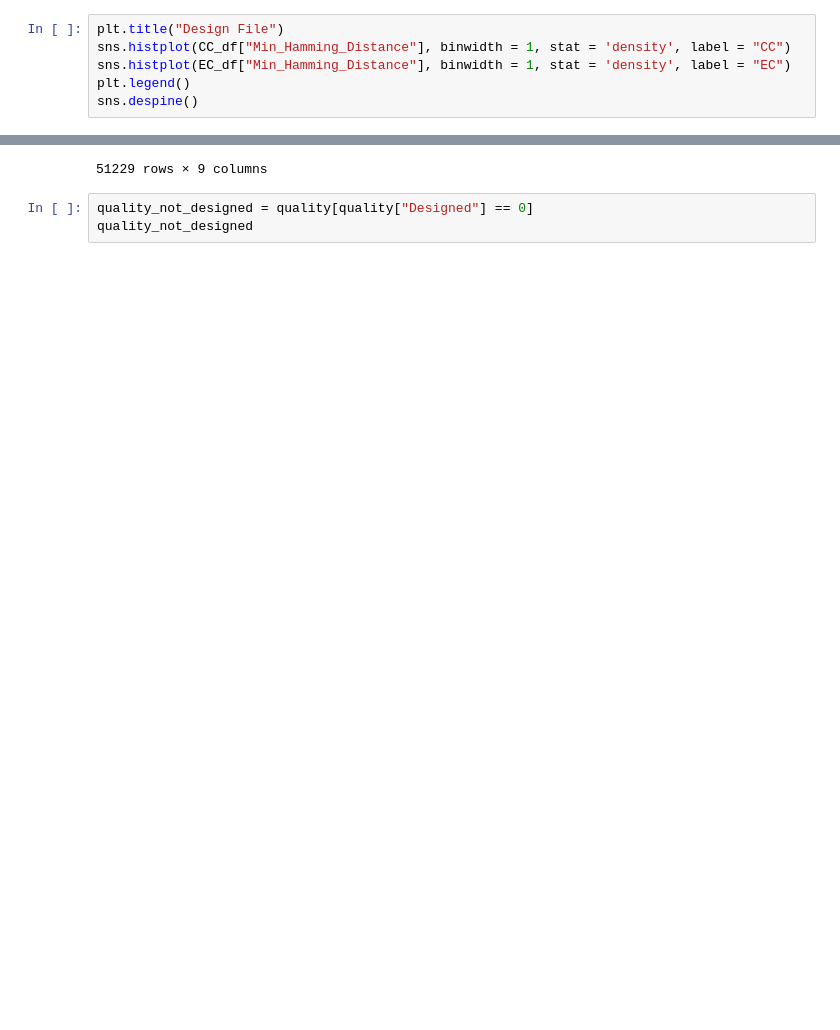
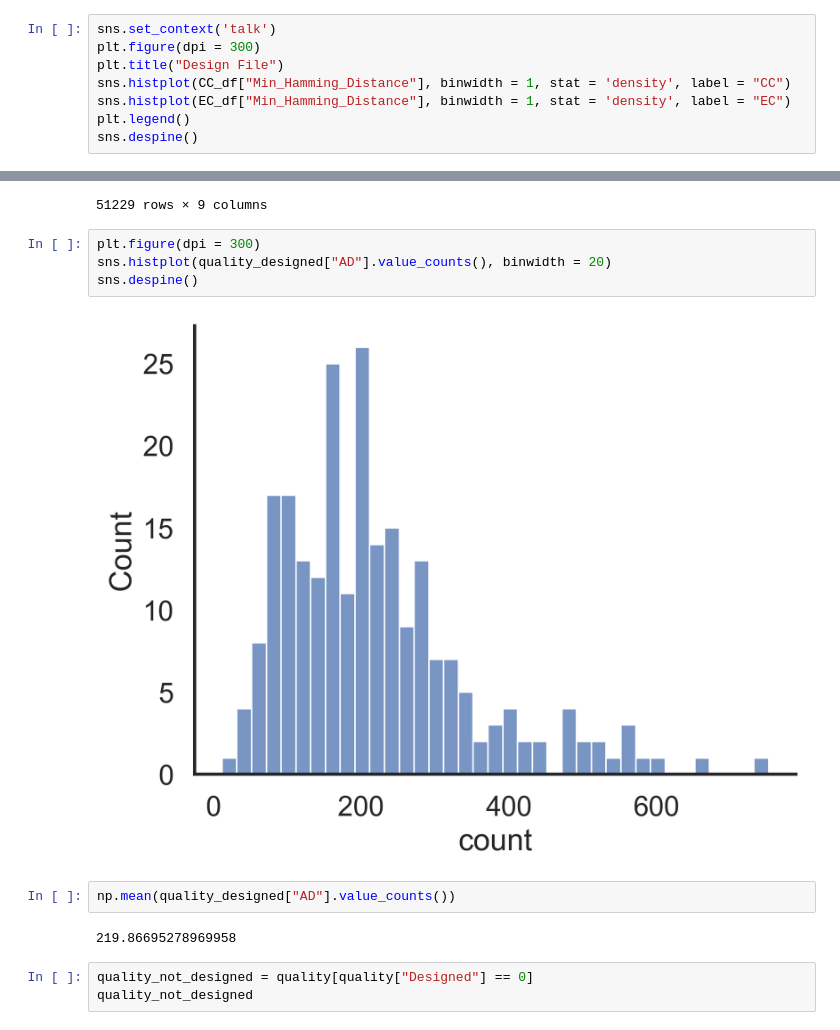
Before and after one commit to sanjanakotha/TREBL-analysis, a Jupyter notebook: notebooks/Sequencing error EDA.ipynb, the cells around one changed output, grey strips where cells are left out. Saved outputs shown, nothing was run; the diff lists cells and outputs as text; blank space fills up the shorter version.

```diff
--- a/notebooks/Sequencing error EDA.ipynb
+++ b/notebooks/Sequencing error EDA.ipynb
@@ -274,4 +275,6 @@ sns.despine()
 # %%
+sns.set_context('talk')
+plt.figure(dpi = 300)
 plt.title("Design File")
 sns.histplot(CC_df["Min_Hamming_Distance"], binwidth = 1, stat = 'density', label = "CC")
 sns.histplot(EC_df["Min_Hamming_Distance"], binwidth = 1, stat = 'density', label = "EC")
@@ -377,6 +377,16 @@ quality_designed
 | 77533 | TGAACC | True | ATCAGGACC | True | ACATATAAAAAGATAT | True | GCCCAGGACCTGGCCGCCGCCACCTTCCAGGCC... | True | 1 |
 | 77534 | ACTAAC | True | AACGTCACT | True | GTGTAACACATTCTAG | True | TTCGCCGACGCCACCCAGGCCGCCCTGCAGGCC... | True | 1 |
 51229 rows × 9 columns
+# %%
+plt.figure(dpi = 300)
+sns.histplot(quality_designed["AD"].value_counts(), binwidth = 20)
+sns.despine()
+# %% [output]
+[figure, added]
+# %%
+np.mean(quality_designed["AD"].value_counts())
+# %% [output]
+219.86695278969958
 # %%
 quality_not_designed = quality[quality["Designed"] == 0]
 quality_not_designed
```
Also changed, not shown: parts of 57 cells of this notebook, 1 other file.
